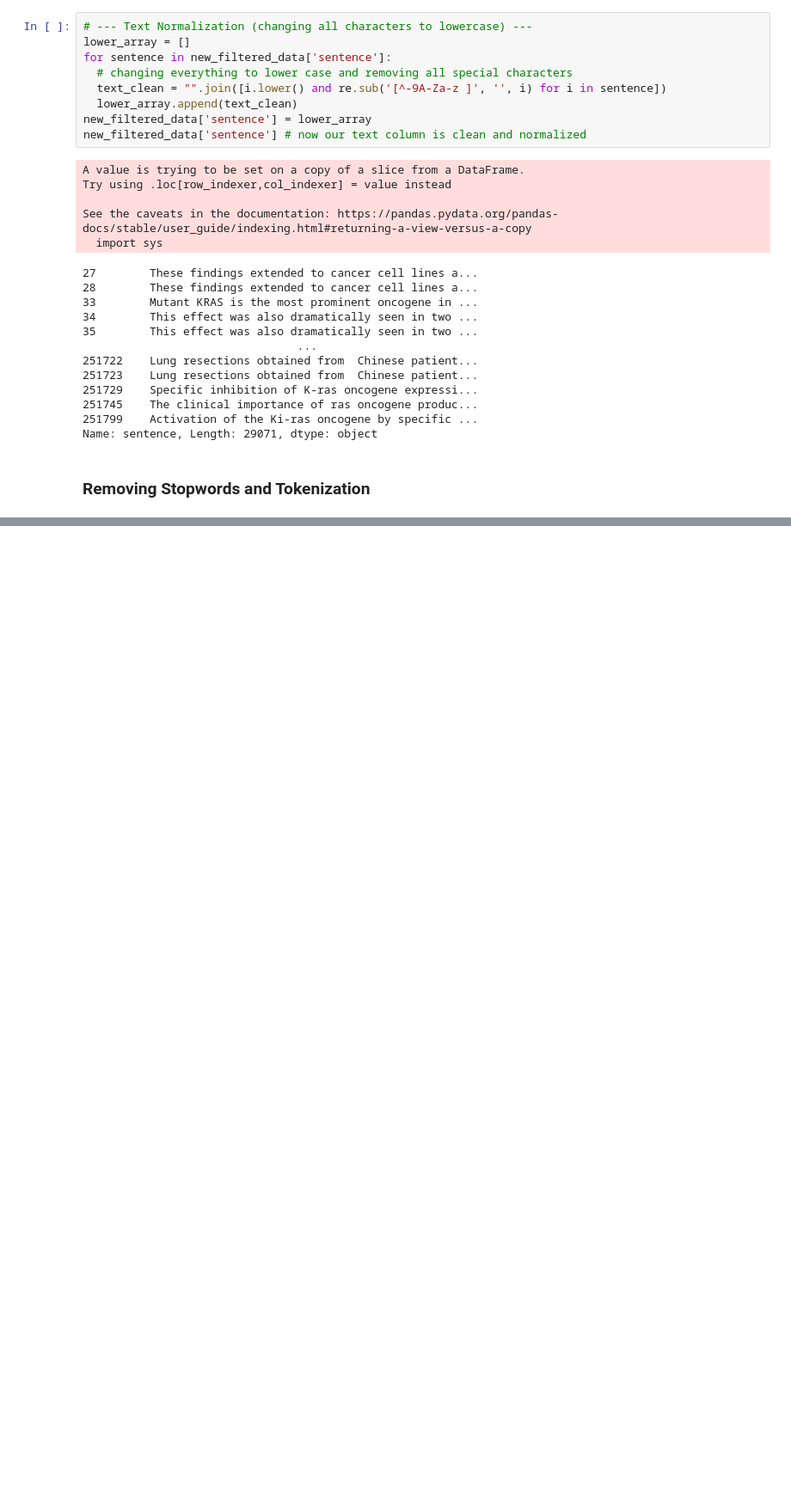
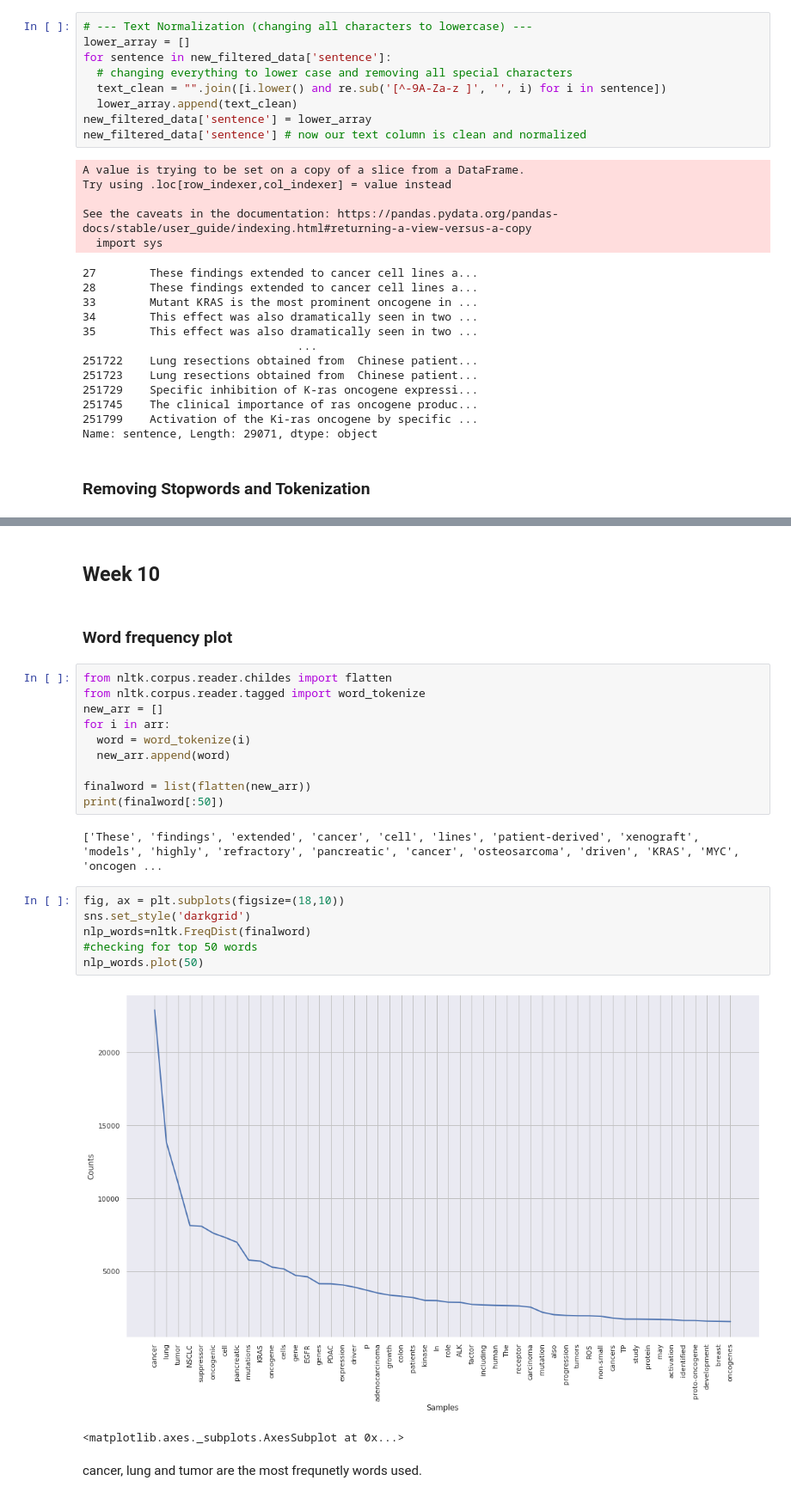
Before and after one commit to dldisha/IntiLP, a Jupyter notebook: Cancermine_EDA.ipynb, the cells around one changed output, grey strips where cells are left out. Shown at 86% size. Drawn from its saved outputs; the diff is of its cells as text; blank space fills up the shorter version.

Commit message:
Week 10 EDA

```diff
--- a/Cancermine_EDA.ipynb
+++ b/Cancermine_EDA.ipynb
@@ -525,0 +527,27 @@ new_filtered_data['sentence'] = arr # cleaned up sentences without any stopwords
+# %% [markdown]
+## Week 10
+# %% [markdown]
+### Word frequency plot
+# %%
+from nltk.corpus.reader.childes import flatten
+from nltk.corpus.reader.tagged import word_tokenize
+new_arr = []
+for i in arr:
+  word = word_tokenize(i)
+  new_arr.append(word)
+
+finalword = list(flatten(new_arr))
+print(finalword[:50])
+# %% [output]
+['These', 'findings', 'extended', 'cancer', 'cell', 'lines', 'patient-derived', 'xenograft', 'models', 'highly', 'refractory', 'pancreatic', 'cancer', 'osteosarcoma', 'driven', 'KRAS', 'MYC', 'oncogen ...
+# %%
+fig, ax = plt.subplots(figsize=(18,10))
+sns.set_style('darkgrid')
+nlp_words=nltk.FreqDist(finalword)
+#checking for top 50 words
+nlp_words.plot(50)
+# %% [output]
+[figure, added]
+<matplotlib.axes._subplots.AxesSubplot at 0x...>
+# %% [markdown]
+cancer, lung and tumor are the most frequnetly words used.
```
Also changed, not shown: parts of 7 cells of this notebook.
